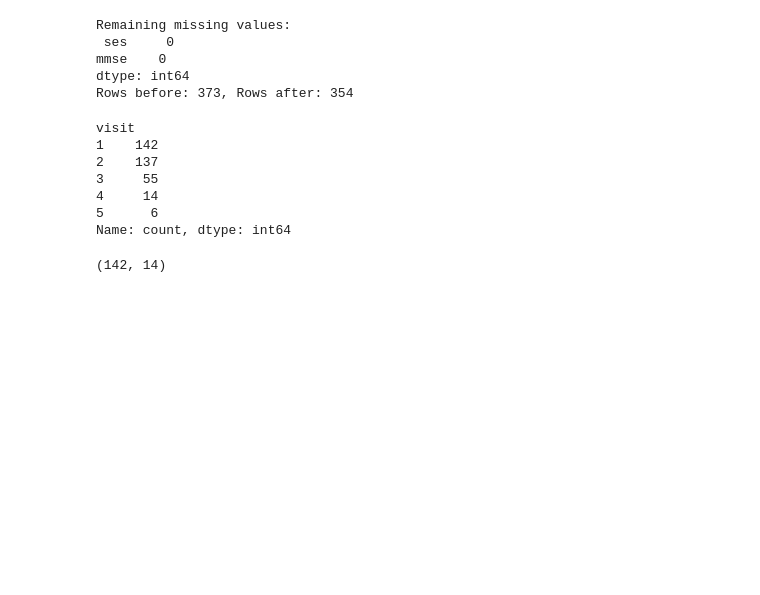
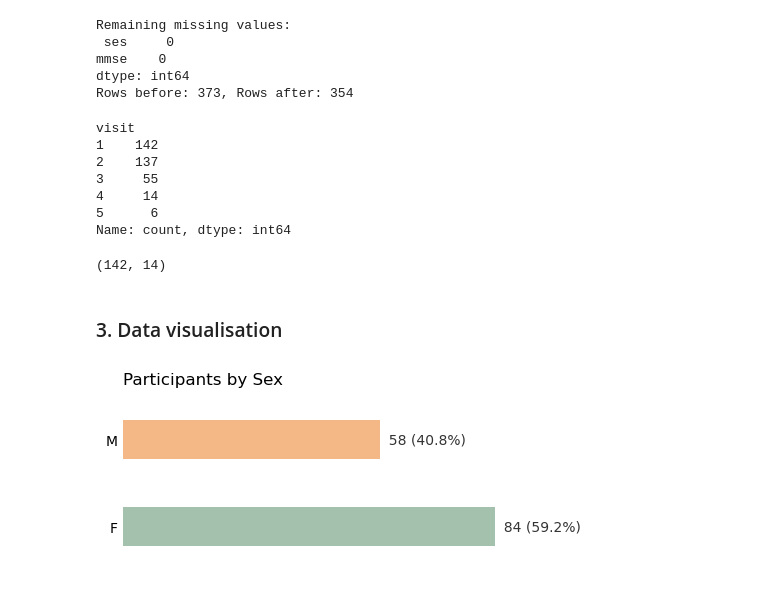
Before and after one commit to csilla-m/alzheimers-brain-volume, a Jupyter notebook: FirstLook.ipynb, the cells around one changed output. Saved outputs shown, nothing was run; the diff lists cells and outputs as text; code cells hidden in the pictures; blank space fills up the shorter version.

Commit message:
first charts, figures

```diff
--- a/FirstLook.ipynb
+++ b/FirstLook.ipynb
@@ -177,3 +179,5 @@ df_baseline.shape
 (142, 14)
 # %%
 df_baseline.to_csv("data/oasis_baseline.csv", index=False)
+# %% [markdown]
+### 3. Data visualisation
@@ -179,0 +188,20 @@ df_baseline.to_csv("data/oasis_baseline.csv", index=False)
+# %%
+counts = df_baseline["sex"].value_counts()
+
+ax = counts.plot.barh(
+    color=["#A3C1AD", "#F4B886"], width=0.45, figsize=(6, 2.2)
+)
+
+ax.bar_label(
+    ax.containers[0],
+    labels=[f'  {v} ({v/counts.sum():.1%})' for v in counts],
+    color="#333333",
+)
+ax.set(xlim=(0, counts.max() * 1.25), ylabel="")
+ax.set_title("Participants by Sex", loc="left", pad=10)
+ax.xaxis.set_visible(False)
+ax.tick_params(axis="y", length=0)
+ax.spines[:].set_visible(False)
+plt.savefig("figures/participants_by_sex.png", dpi=150, bbox_inches="tight")
+# %% [output]
+[figure, added]
```
Also changed, not shown: parts of 3 cells of this notebook, 4 other files.
